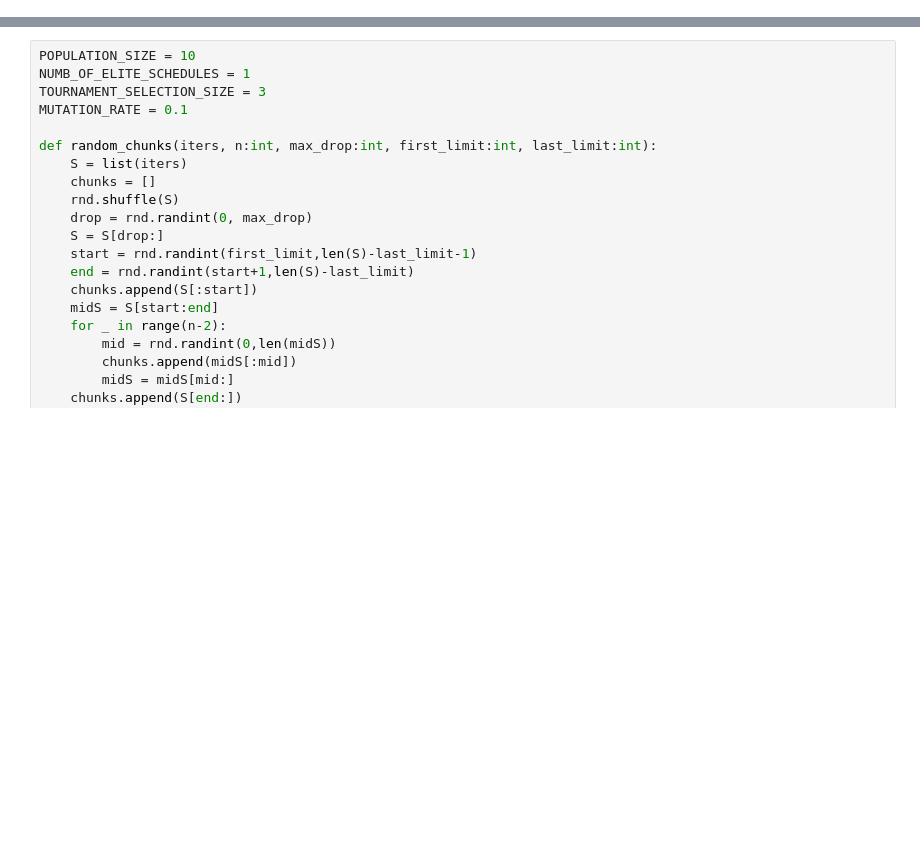
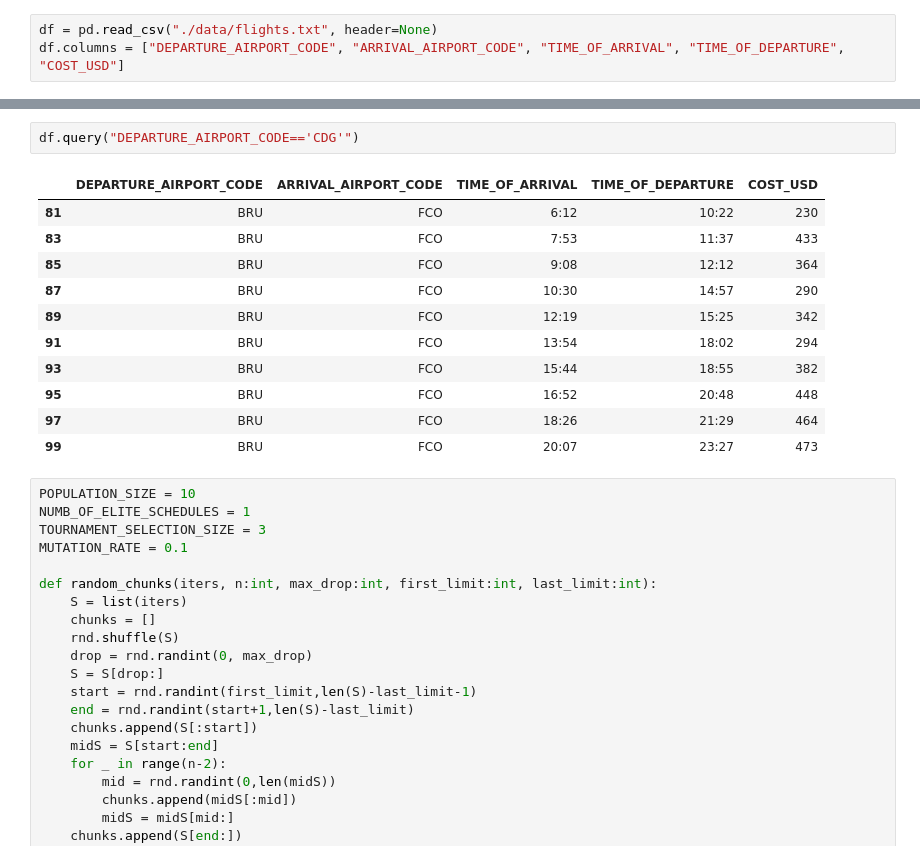
Before and after one commit to dinhgiangltk/analysis-projects, a Jupyter notebook: genetic_algorithm/case_workshift_scheduling.ipynb, the cells around one changed output, grey strips where cells are left out. Drawn from its saved outputs; the diff is of its cells as text; blank space fills up the shorter version.

```diff
--- a/genetic_algorithm/case_workshift_scheduling.ipynb
+++ b/genetic_algorithm/case_workshift_scheduling.ipynb
@@ -3,0 +5,3 @@ import prettytable
+# %%
+df = pd.read_csv("./data/flights.txt", header=None)
+df.columns = ["DEPARTURE_AIRPORT_CODE", "ARRIVAL_AIRPORT_CODE", "TIME_OF_ARRIVAL", "TIME_OF_DEPARTURE", "COST_USD"]
@@ -4,3 +32,17 @@ import prettytable
+# %%
+df.query("DEPARTURE_AIRPORT_CODE=='CDG'")
+# %% [output]
+|  | DEPARTURE_AIRPORT_CODE | ARRIVAL_AIRPORT_CODE | TIME_OF_ARRIVAL | TIME_OF_DEPARTURE | COST_USD |
+| 81 | BRU | FCO | 6:12 | 10:22 | 230 |
+| 83 | BRU | FCO | 7:53 | 11:37 | 433 |
+| 85 | BRU | FCO | 9:08 | 12:12 | 364 |
+| 87 | BRU | FCO | 10:30 | 14:57 | 290 |
+| 89 | BRU | FCO | 12:19 | 15:25 | 342 |
+| 91 | BRU | FCO | 13:54 | 18:02 | 294 |
+| 93 | BRU | FCO | 15:44 | 18:55 | 382 |
+| 95 | BRU | FCO | 16:52 | 20:48 | 448 |
+| 97 | BRU | FCO | 18:26 | 21:29 | 464 |
+| 99 | BRU | FCO | 20:07 | 23:27 | 473 |
 # %%
 POPULATION_SIZE = 10
 NUMB_OF_ELITE_SCHEDULES = 1
```
Also changed, not shown: parts of 6 cells of this notebook.
